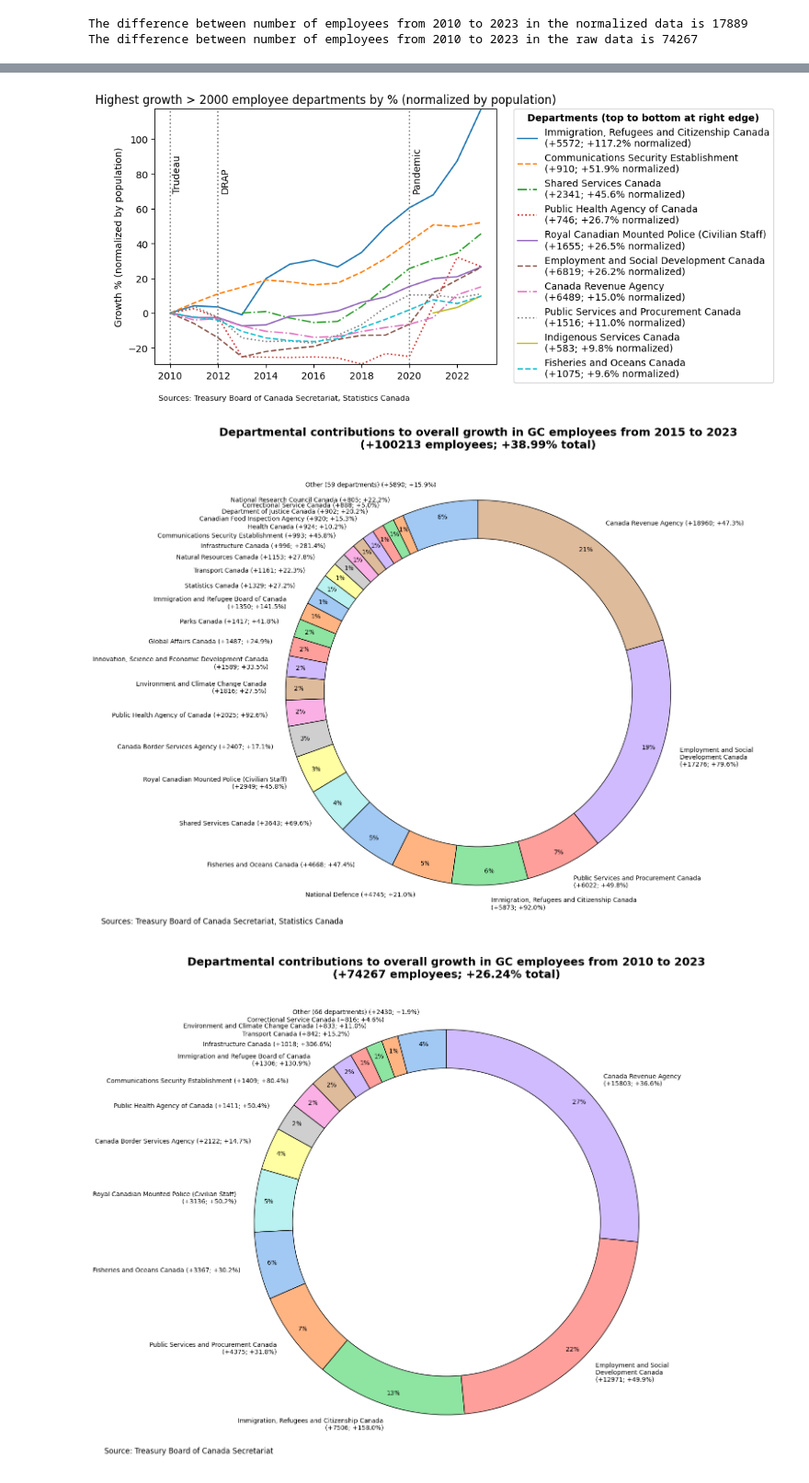
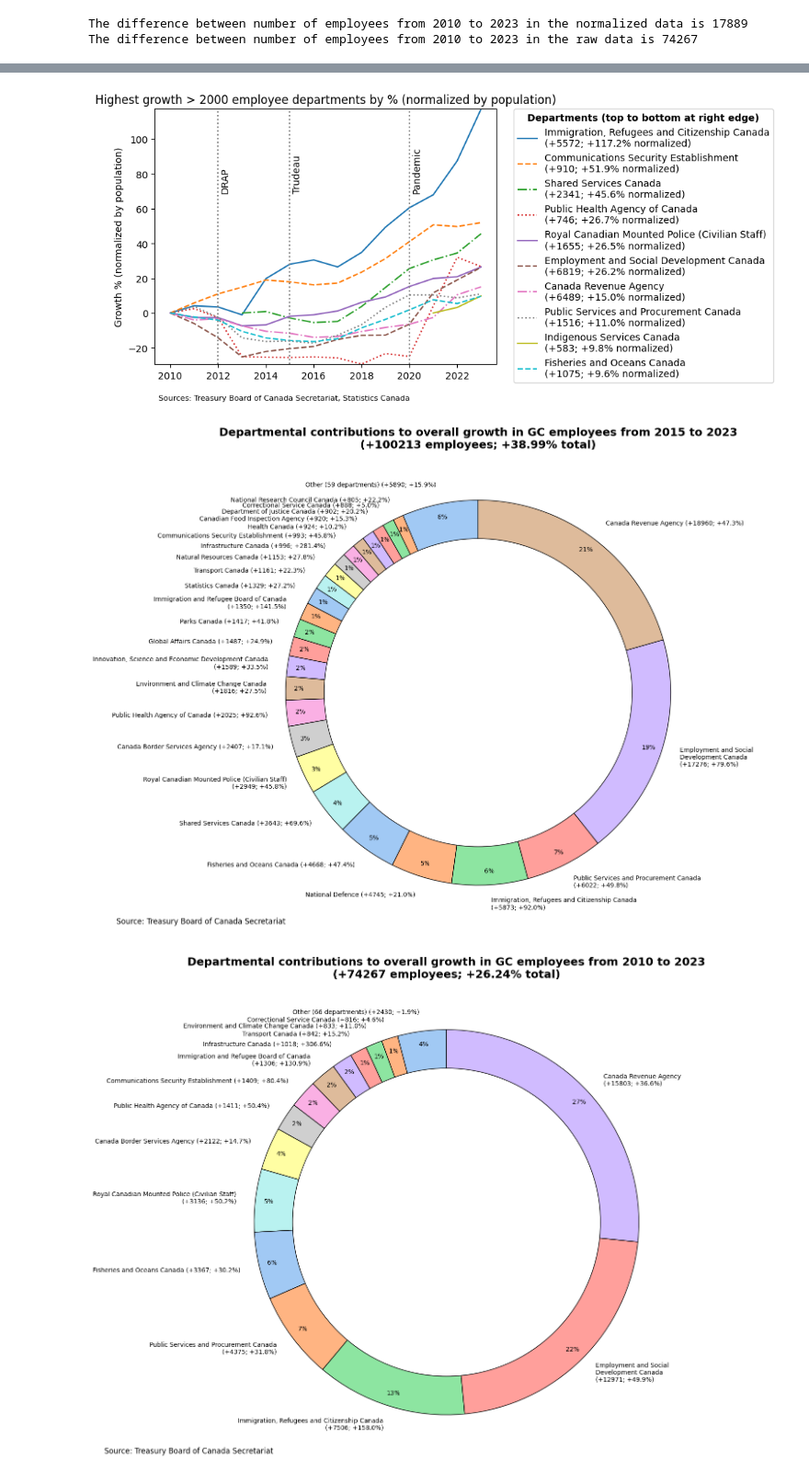
Before and after one commit to juleskuehn/public-service-headcount, a Jupyter notebook: public-service-headcount.ipynb, the cells around one changed output, grey strips where cells are left out. Shown at 92% size. Cells and saved outputs as stored; diff of their text form; code cells hidden in the pictures.

```diff
--- a/public-service-headcount.ipynb
+++ b/public-service-headcount.ipynb
@@ -344,41 +344,41 @@ for dept in top_depts:
 plt.text(2009.5, -50, 'Sources: Treasury Board of Canada Secretariat, Statistics Canada', fontsize=8)
 
 
-# Draw a vertical line at 2010 for Trudeau's election
-plt.axvline(x=2010, color='gray', linestyle='dotted')
+# Draw a vertical line at 2015 for Trudeau's election
+plt.axvline(x=2015, color='gray', linestyle='dotted')
 # Label the vertical line
-plt.text(2010.1, 70, 'Trudeau', rotation=90)
+plt.text(2015.1, 70, 'Trudeau', rotation=90)
 # Same for pandemic in 2020
 plt.axvline(x=2020, color='gray', linestyle='dotted')
 plt.text(2020.1, 70, 'Pandemic', rotation=90)
 # Same for DRAP in 2012
 plt.axvline(x=2012, color='gray', linestyle='dotted')
 plt.text(2012.1, 70, 'DRAP', rotation=90)
 
 # Calculate growth totals and percentage growth for each department, then add these to the legend
 df_growth_tot = df.merge(df_first_year, on='Departments and Agencies', how='left', suffixes=('', '_first'))
 df_growth_tot["Employees"] = df_growth_tot["Employees"] - df_growth_tot["Employees_first"]
 df_growth_tot = df_growth_tot.drop(columns=['Employees_first', 'Year_first'])
 growth_totals = df_growth_tot.set_index("Departments and Agencies").query("Year == 2023")["Employees"]
 growth_percentages = df_growth.set_index("Departments and Agencies").query("Year == 2023")["Employees"]
 
 # Add growth totals and percentages to legend
 legend_labels = []
 for dept in top_depts:
     legend_labels.append(
         f"{dept}\n(+{growth_totals[dept]:.0f}; +{growth_percentages[dept]:.1f}% normalized)"
     )
 
 plt.legend(legend_labels, bbox_to_anchor=(1.05, 1), loc='upper left', borderaxespad=0., title='Departments (top to bottom at right edge)')
 # Legend title should be bold
 plt.setp(plt.gca().get_legend().get_title(), fontweight='bold')
 
 plt.ylim(min_y, max_y)
 plt.ylabel('Growth % (normalized by population)')
 plt.title('Highest growth > 2000 employee departments by % (normalized by population)')
 plt.show()
 # %% [output]
-[figure, old version]
+[figure, new version]
 # %%
 """Departmental contribution to overall growth in GC employees under Trudeau"""
 
@@ -497,10 +497,10 @@ fig = plt.gcf()
 fig.gca().add_artist(centre_circle)
 
 # Add sources text at the bottom, under the x-axis
-plt.text(-0.7, -1.2, 'Source: Treasury Board of Canada Secretariat', fontsize=12, horizontalalignment='right')
+plt.text(-1, -1.2, 'Source: Treasury Board of Canada Secretariat', fontsize=12, horizontalalignment='right')
 plt.show()
 # %% [output]
-[figure, old version]
+[figure, new version]
 # %%
 """Departmental contribution to overall growth in GC employees under Trudeau"""
 
```
Also changed, not shown: parts of 6 cells of this notebook.
